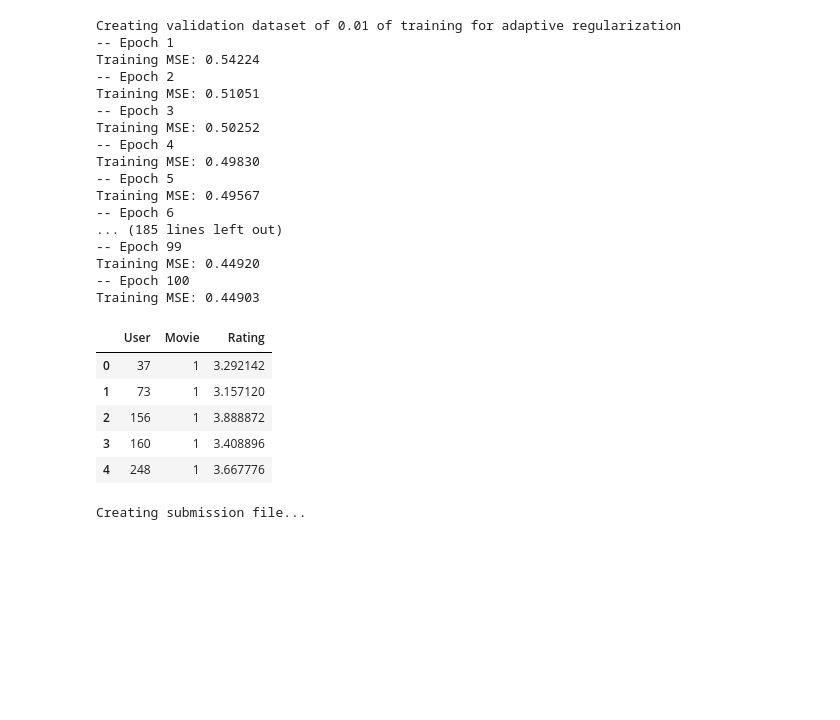
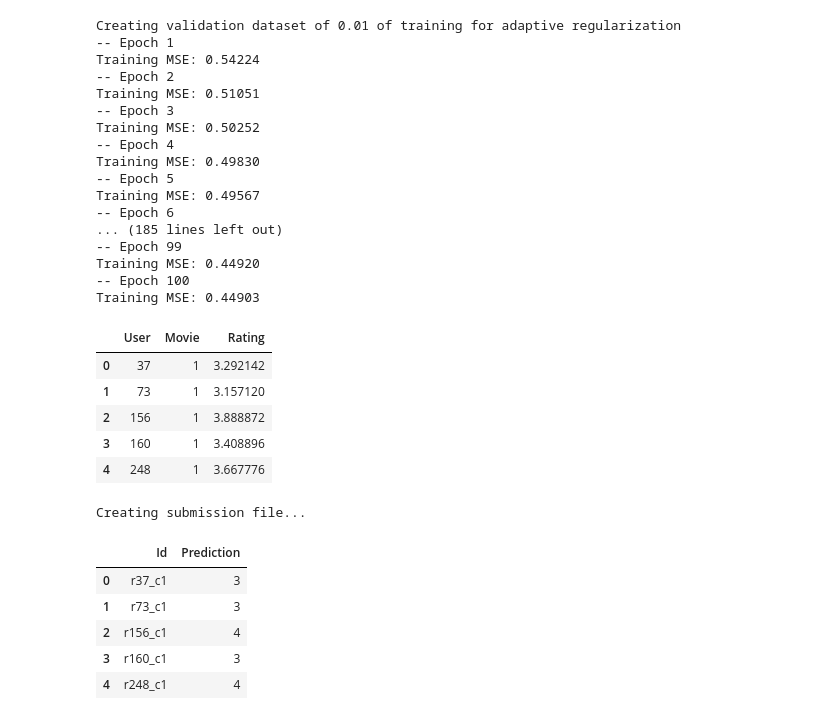
Before and after one commit to yukixLLL/MLProjects, a Jupyter notebook: Project2/run_yw.ipynb, the cells around one changed output. Drawn from its saved outputs; the diff is of its cells as text; code cells hidden in the pictures; blank space fills up the shorter version.

```diff
--- a/Project2/run_yw.ipynb
+++ b/Project2/run_yw.ipynb
@@ -594,8 +594,8 @@ predictions.head()
 def create_csv_submission(predictions):
     """Create submission file """
     print("Creating submission file...")
-    predictions['Id'] = predictions.apply(lambda x: 'r{}_c{}'.format(x.User, x.Movie), axis=1)
-    predictions['Prediction'] = predictions.Rating
+    predictions['Id'] = predictions.apply(lambda x: 'r{}_c{}'.format(int(x.User), int(x.Movie)), axis=1)
+    predictions['Prediction'] = predictions.Rating.apply(lambda x: round(x))
     return predictions[['Id', 'Prediction']]
 # %%
 submission = create_csv_submission(predictions)
@@ -603,3 +603,12 @@ submission = create_csv_submission(predictions)
 Creating submission file...
 # %%
 submission.to_csv("pyFM.csv")
+# %%
+submission.head()
+# %% [output]
+|  | Id | Prediction |
+| 0 | r37_c1 | 3 |
+| 1 | r73_c1 | 3 |
+| 2 | r156_c1 | 4 |
+| 3 | r160_c1 | 3 |
+| 4 | r248_c1 | 4 |
```
Also changed, not shown: 1 other file.
